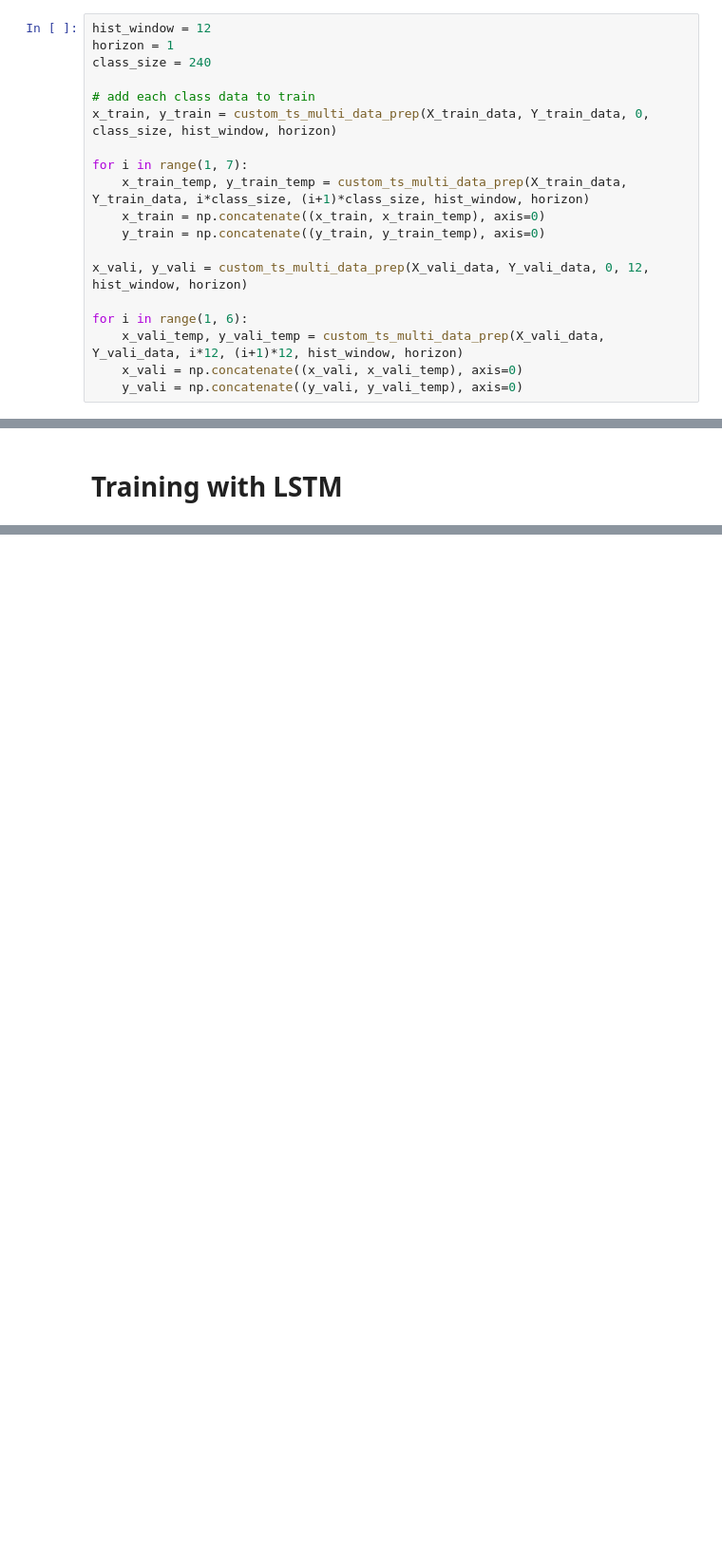
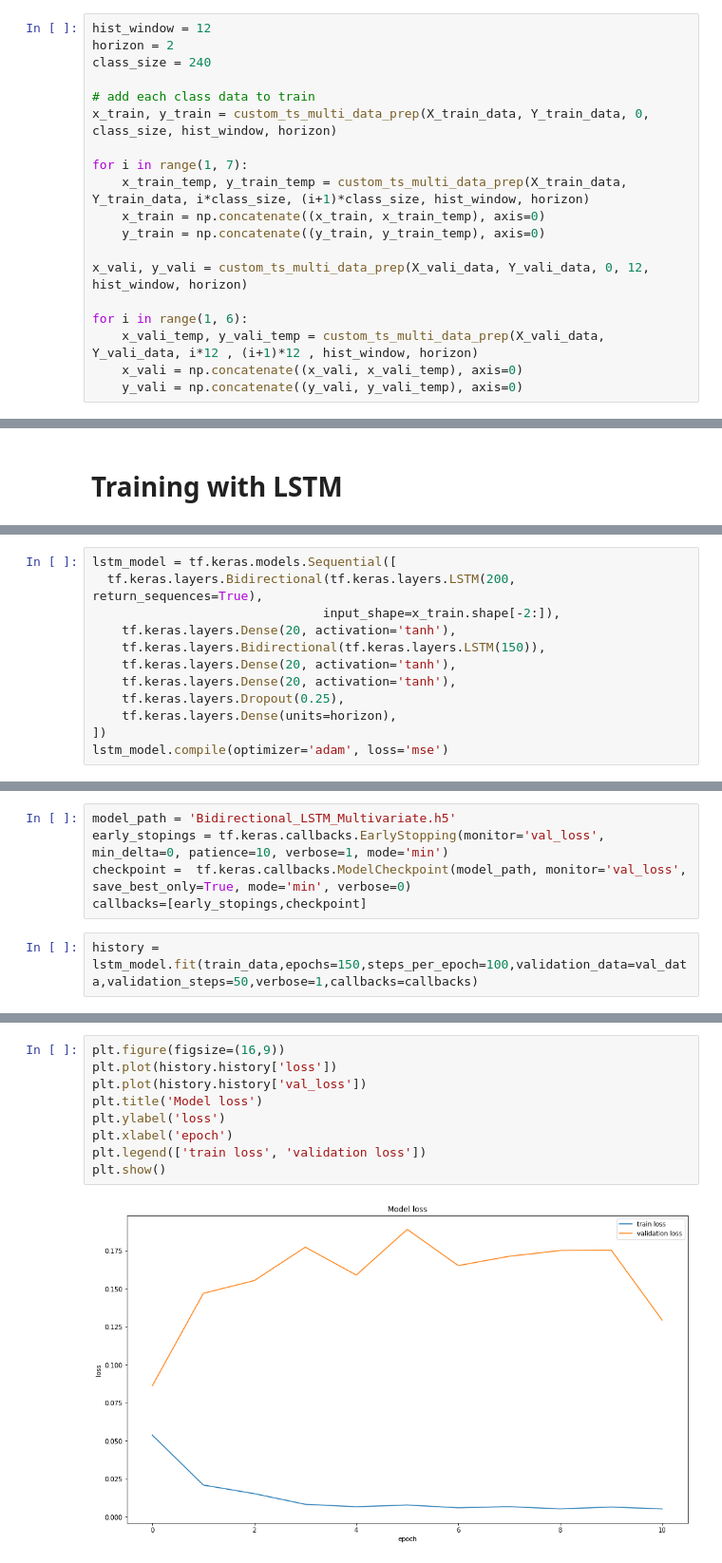
Before and after one commit to victorknox/DPS-AI, a Jupyter notebook: model.ipynb, the cells around one changed output, grey strips where cells are left out. Shown at 95% size. Cells and saved outputs as stored; diff of their text form; blank space fills up the shorter version.

Commit message:
LSTM v1

```diff
--- a/main.ipynb
+++ b/model.ipynb
@@ -271,6 +278,6 @@ X_train_data.shape
 # %%
 hist_window = 12
-horizon = 1
+horizon = 2
 class_size = 240
 
 # add each class data to train
@@ -284,7 +291,7 @@ for i in range(1, 7):
 x_vali, y_vali = custom_ts_multi_data_prep(X_vali_data, Y_vali_data, 0, 12, hist_window, horizon)
 
 for i in range(1, 6):
-    x_vali_temp, y_vali_temp = custom_ts_multi_data_prep(X_vali_data, Y_vali_data, i*12, (i+1)*12, hist_window, horizon)
+    x_vali_temp, y_vali_temp = custom_ts_multi_data_prep(X_vali_data, Y_vali_data, i*12 , (i+1)*12 , hist_window, horizon)
     x_vali = np.concatenate((x_vali, x_vali_temp), axis=0)
     y_vali = np.concatenate((y_vali, y_vali_temp), axis=0)
 # %%
@@ -352,0 +365,12 @@ NameError: name 'tf' is not defined
+# %%
+lstm_model = tf.keras.models.Sequential([
+  tf.keras.layers.Bidirectional(tf.keras.layers.LSTM(200, return_sequences=True),
+                               input_shape=x_train.shape[-2:]),
+    tf.keras.layers.Dense(20, activation='tanh'),
+    tf.keras.layers.Bidirectional(tf.keras.layers.LSTM(150)),
+    tf.keras.layers.Dense(20, activation='tanh'),
+    tf.keras.layers.Dense(20, activation='tanh'),
+    tf.keras.layers.Dropout(0.25),
+    tf.keras.layers.Dense(units=horizon),
+])
+lstm_model.compile(optimizer='adam', loss='mse')
@@ -352,0 +397,7 @@ NameError: name 'tf' is not defined
+# %%
+model_path = 'Bidirectional_LSTM_Multivariate.h5'
+early_stopings = tf.keras.callbacks.EarlyStopping(monitor='val_loss', min_delta=0, patience=10, verbose=1, mode='min')
+checkpoint =  tf.keras.callbacks.ModelCheckpoint(model_path, monitor='val_loss', save_best_only=True, mode='min', verbose=0)
+callbacks=[early_stopings,checkpoint]
+# %%
+history = lstm_model.fit(train_data,epochs=150,steps_per_epoch=100,validation_data=val_data,validation_steps=50,verbose=1,callbacks=callbacks)
@@ -352,0 +422,11 @@ NameError: name 'tf' is not defined
+# %%
+plt.figure(figsize=(16,9))
+plt.plot(history.history['loss'])
+plt.plot(history.history['val_loss'])
+plt.title('Model loss')
+plt.ylabel('loss')
+plt.xlabel('epoch')
+plt.legend(['train loss', 'validation loss'])
+plt.show()
+# %% [output]
+[figure, added]
```
Also changed, not shown: parts of 17 cells of this notebook, 1 other file.
